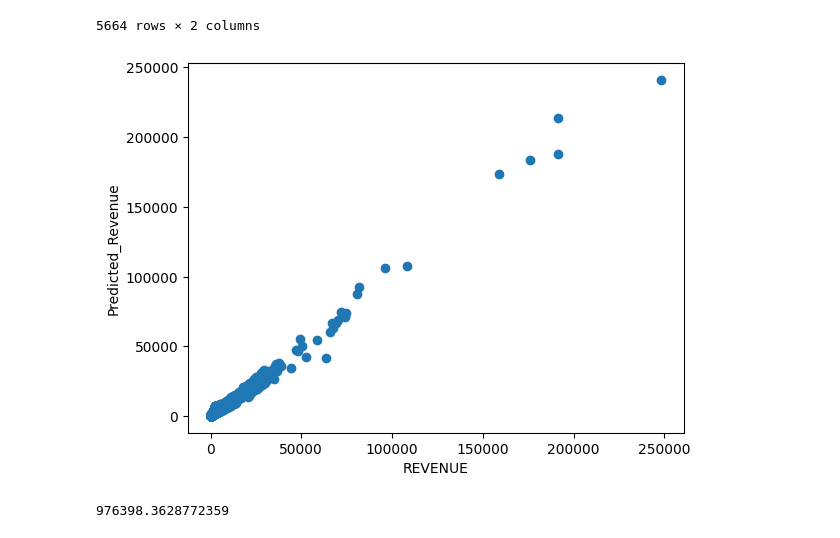
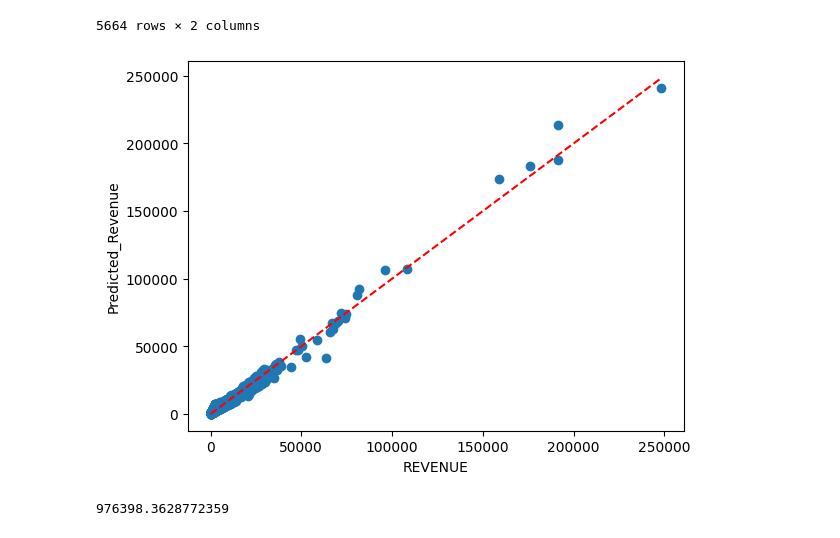
Before and after one commit to szebkhan/Portfolio_DEDS, a Jupyter notebook: src/Week_Opdrachten/Week_9_Opdrachten/Regressiemodel Script.ipynb, the cells around one changed output. Drawn from its saved outputs; the diff is of its cells as text; code cells hidden in the pictures.

```diff
--- a/src/Week_Opdrachten/Week_9_Opdrachten/Regressiemodel Script.ipynb
+++ b/src/Week_Opdrachten/Week_9_Opdrachten/Regressiemodel Script.ipynb
@@ -185,10 +185,16 @@ y_test_prediction_merge.loc[y_test_prediction_merge['Predicted_Revenue'].notna()
 # %%
 plt.scatter(y_test_prediction_merge['REVENUE'], y_test_prediction_merge['Predicted_Revenue'])
 plt.xlabel('REVENUE')
 plt.ylabel('Predicted_Revenue')
+
+# Add a line y = x
+min_val = min(y_test_prediction_merge['REVENUE'].min(), y_test_prediction_merge['Predicted_Revenue'].min())
+max_val = max(y_test_prediction_merge['REVENUE'].max(), y_test_prediction_merge['Predicted_Revenue'].max())
+plt.plot([min_val, max_val], [min_val, max_val], color='red', linestyle='--')
+
 plt.show()
 # %% [output]
-[figure, old version]
+[figure, new version]
 # %%
 mean_squared_error(y_test_prediction_merge['REVENUE'], y_test_prediction_merge['Predicted_Revenue'])
 # %% [output]
```
Also changed, not shown: 1 other file.
